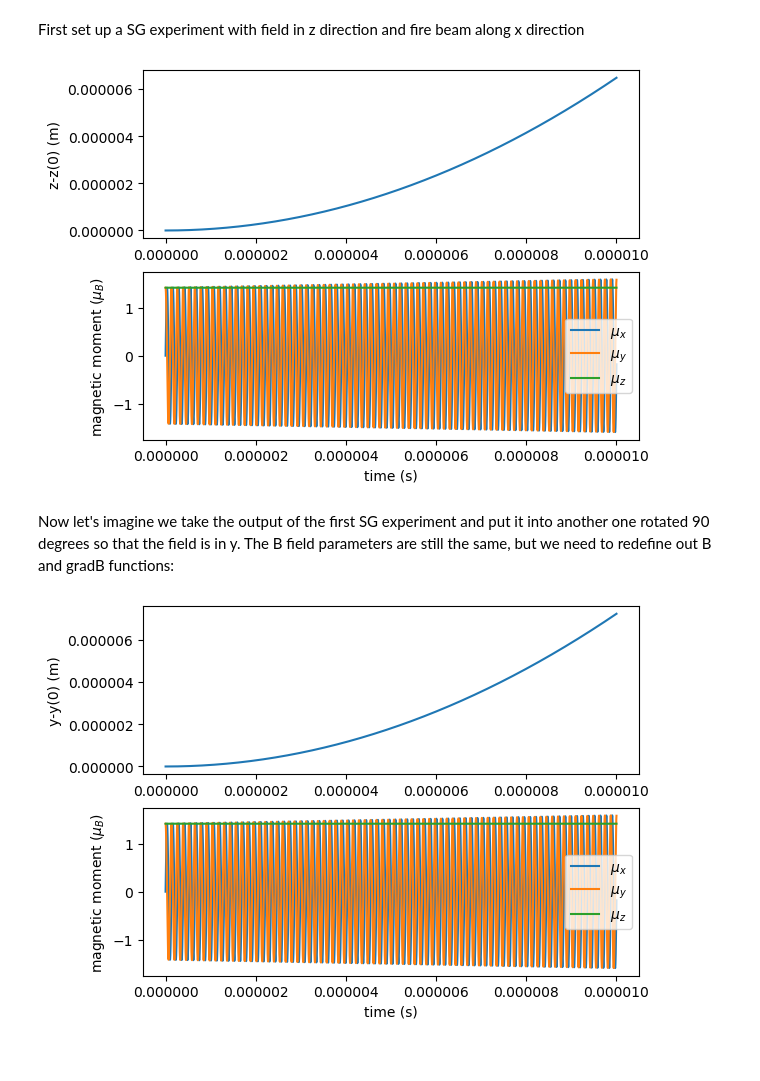
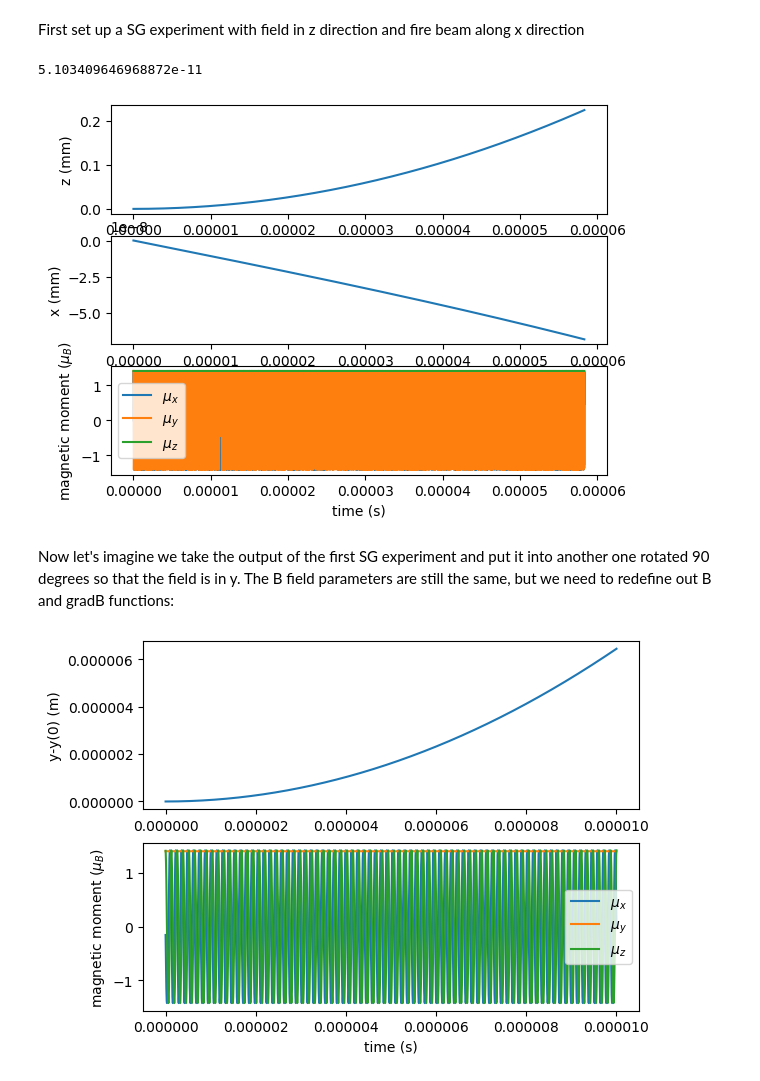
Before and after one commit to mklilley/magnetic-moments, a Jupyter notebook: SG_julia.ipynb, the cells around one changed output. Cells and saved outputs as stored; diff of their text form; code cells hidden in the pictures.

```diff
--- a/SG_julia.ipynb
+++ b/SG_julia.ipynb
@@ -11,14 +12,16 @@ mu_B = 9.27400968e-24;
 # %% [markdown]
 First set up a SG experiment with field in z direction and fire beam along x direction
 # %%
-machine_dim_x = 1.0
-machine_dim_y = 0.1
+machine_dim_x = 0.1
+machine_dim_y = 0.035
 machine_dim_z = 0.1
 
-Bmin = 1.0e-4
-Bmax = 10.0e-4
-deltaB = Bmax - Bmin
-gradB0 = deltaB / machine_dim_z;
+B0 = 1.4
+gradB0 = 1800;
+# %%
+2*pi/(gyro*B0)
+# %% [output]
+5.103409646968872e-11
 # %%
 function B(r)
     B = zeros(3)
@@ -32,13 +37,14 @@ function gradB(r)
     return gradB
 end;
 # %%
-dt = 1.0e-11
-t_max = 1.0e-5
+v0 = 600.0
+dt = 5.0e-12
+t_max = machine_dim_y/v0
 times = collect(0:dt:t_max)
 
 mu = [0.0,1/sqrt(2),1/sqrt(2)]*mu_e
-r = [0,0.05,0.05]
-v = [600.0,0,0]
+r = [0,0,0]
+v = [0,v0,0]
 r_save = zeros(length(times),3)
 mu_save = zeros(length(times),3);
 # %%
@@ -55,19 +65,23 @@ for (i,t) in enumerate(times)
 
 end
 # %%
-subplot(211)
-plot(times,(r_save[:,3].-r_save[1,3]), label="z");
-ylabel("z-z(0) (m)")
+subplot(311)
+plot(times[1:1000:end],(r_save[1:1000:end,3]./1e-3), label="z");
+ylabel("z (mm)")
 
-subplot(212)
-plot(times,mu_save[:,1]./mu_B, label=L"$\mu_x$")
-plot(times,mu_save[:,2]./mu_B, label=L"$\mu_y$")
-plot(times,mu_save[:,3]./mu_B, label=L"$\mu_z$")
+subplot(312)
+plot(times[1:1000:end],(r_save[1:1000:end,1]./1e-3), label="x");
+ylabel("x (mm)")
+
+subplot(313)
+plot(times[1:1000:end],mu_save[1:1000:end,1]./mu_B, label=L"$\mu_x$")
+plot(times[1:1000:end],mu_save[1:1000:end,2]./mu_B, label=L"$\mu_y$")
+plot(times[1:1000:end],mu_save[1:1000:end,3]./mu_B, label=L"$\mu_z$")
 xlabel("time (s)")
 ylabel(L"magnetic moment ($\mu_B$)")
 legend();
 # %% [output]
-[figure, old version]
+[figure, new version]
 # %% [markdown]
 Now let's imagine we take the output of the first SG experiment and put it into another one rotated 90 degrees so that the field is in y. The B field parameters are still the same, but we need to redefine out B and gradB functions:
 # %%
@@ -104,11 +121,11 @@ plot(times,(r_save_2[:,2].-r_save_2[1,2]), label="y");
 ylabel("y-y(0) (m)")
 
 subplot(212)
-plot(times,mu_save[:,1]./mu_B, label=L"$\mu_x$")
-plot(times,mu_save[:,2]./mu_B, label=L"$\mu_y$")
-plot(times,mu_save[:,3]./mu_B, label=L"$\mu_z$")
+plot(times,mu_save_2[:,1]./mu_B, label=L"$\mu_x$")
+plot(times,mu_save_2[:,2]./mu_B, label=L"$\mu_y$")
+plot(times,mu_save_2[:,3]./mu_B, label=L"$\mu_z$")
 xlabel("time (s)")
 ylabel(L"magnetic moment ($\mu_B$)")
 legend();
 # %% [output]
-[figure, old version]
+[figure, new version]
```
Also changed, not shown: parts of 5 cells of this notebook, 3 other files.
